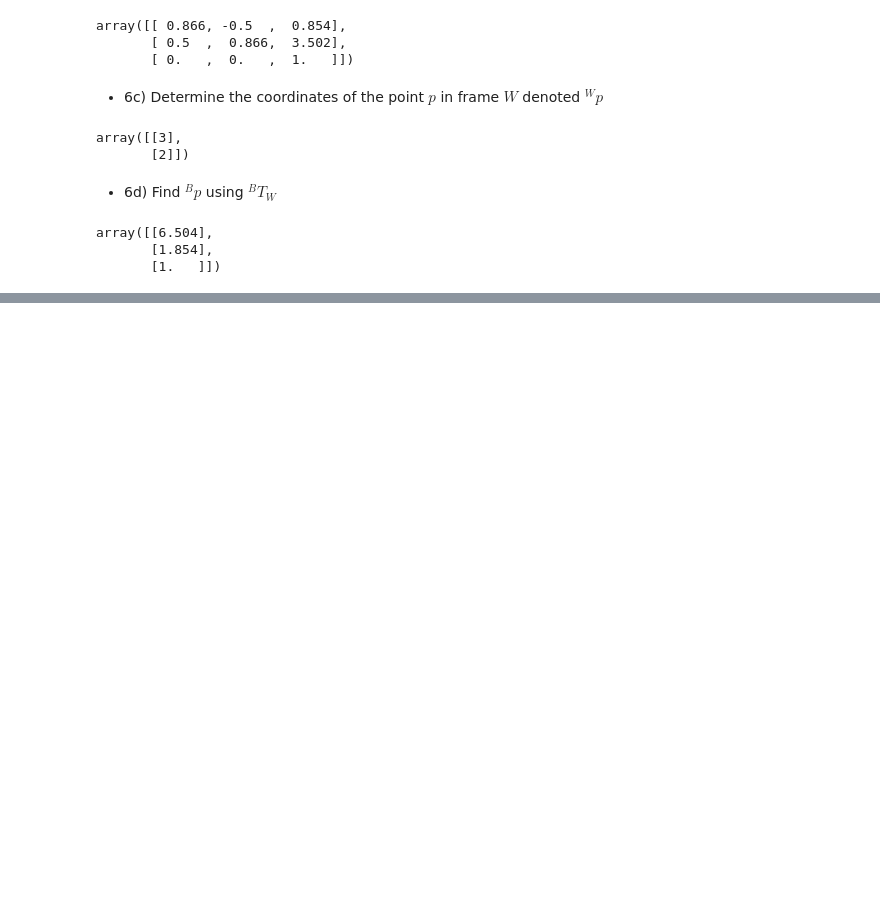
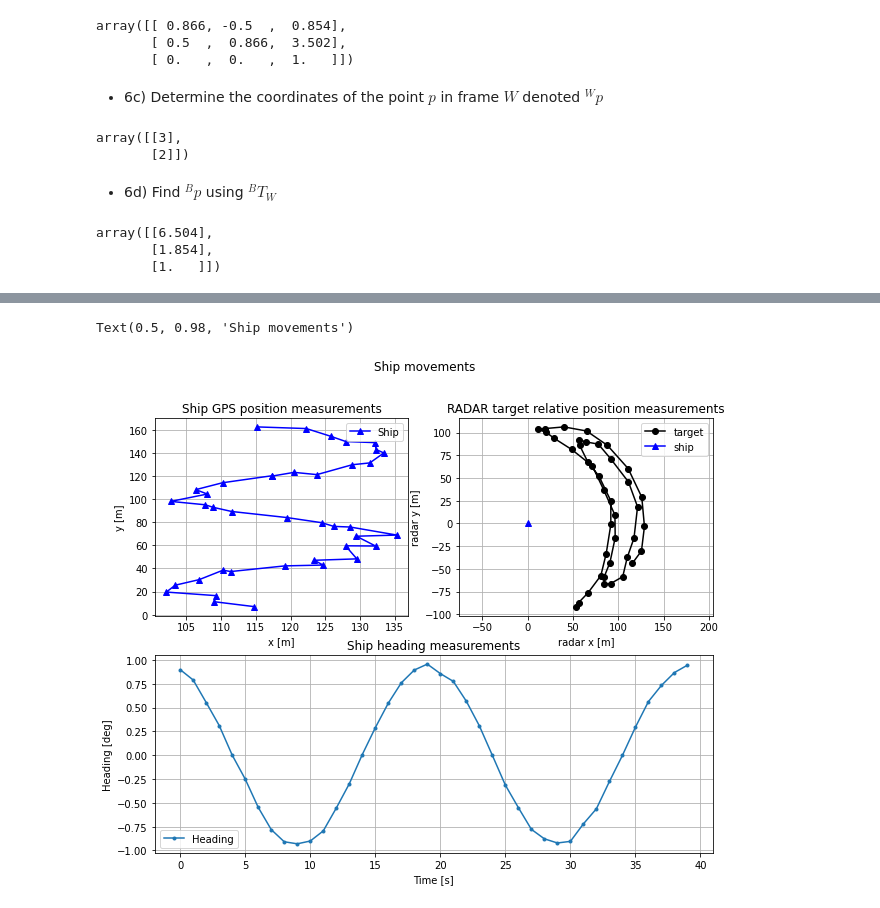
Before and after one commit to Kenn3Th/DATS2300, a Jupyter notebook: 2Dpose/2Dpose.ipynb, the cells around one changed output, grey strips where cells are left out. Saved outputs shown, nothing was run; the diff lists cells and outputs as text; code cells hidden in the pictures; blank space fills up the shorter version.

```diff
--- a/2Dpose/2Dpose.ipynb
+++ b/2Dpose/2Dpose.ipynb
@@ -472,0 +481,52 @@ array([[6.504],
+# %%
+#Sets figure size
+width = 10
+height = 8
+plt.rcParams['figure.figsize'] = [width, height]
+# %%
+M = np.genfromtxt('radar_data.csv', delimiter=",")
+N = M.shape[0]
+
+OxS = M[:,0] # x coordinate from origo to ship
+OyS = M[:,1] # y coordinate from origo to ship
+theta = np.radians(M[:,2]) # convert to radians
+SxT = M[:,3] # x coordinate from ship to target
+SyT = M[:,4] # y coordinate from ship to target
+
+OpS = np.array([OxS, OyS]).T #position vector fram O to Ship
+SpT = np.array([SxT, SyT]).T #position vector from Ship to target
+# %%
+### a) ###
+fig1 = plt.figure()
+ax = fig1.add_subplot(2,2,1)
+ax.plot(OpS[:,0],OpS[:,1],'b^-', label = 'Ship')
+ax.set_xlabel('x [m]')
+ax.set_ylabel('y [m]')
+ax.set_title('Ship GPS position measurements')
+ax.legend()
+ax.grid()
+
+### c ###
+ax2 = fig1.add_subplot(2,2,2)
+ax2.plot(SpT[:,0],SpT[:,1],'ko-', label = 'target')
+ax2.plot(0,0,'b^-', label = 'ship')
+ax2.set_xlabel('radar x [m]')
+ax2.set_ylabel('radar y [m]')
+ax2.legend()
+ax2.set_title('RADAR target relative position measurements')
+ax2.grid()
+ax2.axis('equal')
+
+### b ###
+ax3 = fig1.add_subplot(2,1,2)
+ax3.plot(theta,'.-',label='Heading')
+ax3.set_xlabel('Time [s]')
+ax3.set_ylabel('Heading [deg]')
+ax3.legend()
+ax3.set_title('Ship heading measurements')
+ax3.grid()
+
+plt.suptitle("Ship movements")
+# %% [output]
+Text(0.5, 0.98, 'Ship movements')
+[figure, added]
```
Also changed, not shown: parts of 15 cells of this notebook.
